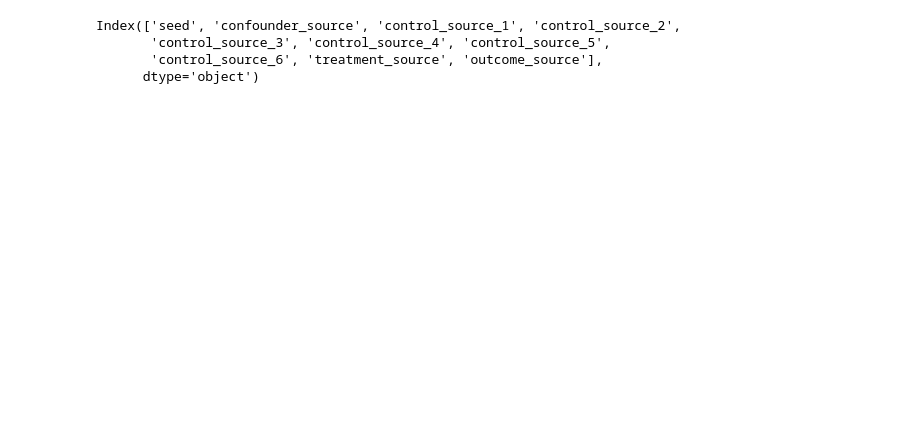
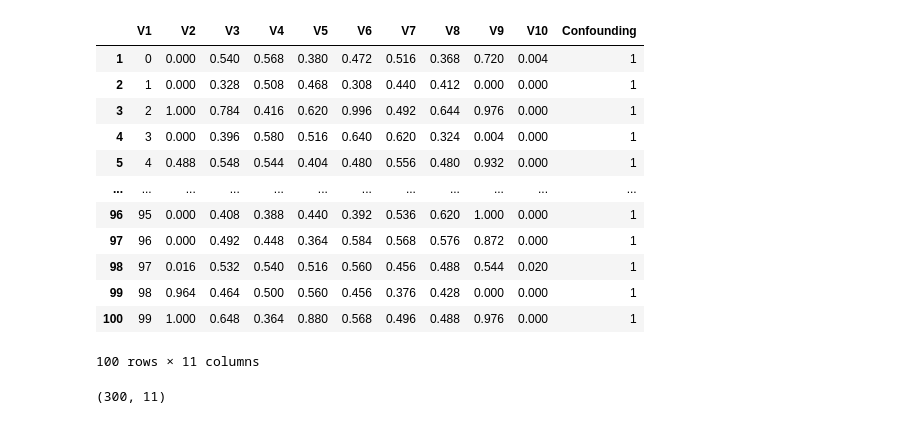
Before and after one commit to malo4300/ICA_IV, a Jupyter notebook: plots_iv_test.ipynb, the cells around one changed output. Drawn from its saved outputs; the diff is of its cells as text; code cells hidden in the pictures; blank space fills up the shorter version.

```diff
--- a/plots_iv_test.ipynb
+++ b/plots_iv_test.ipynb
@@ -8,3 +15,19 @@ p_values = pd.read_csv("IV_test_results/p_values_true_signals_LDAG_conf3.csv", i
+# %%
+p_values1
+# %% [output]
+|  | V1 | V2 | V3 | V4 | V5 | V6 | V7 | V8 | V9 | V10 | Confounding |
+| 1 | 0 | 0.000 | 0.540 | 0.568 | 0.380 | 0.472 | 0.516 | 0.368 | 0.720 | 0.004 | 1 |
+| 2 | 1 | 0.000 | 0.328 | 0.508 | 0.468 | 0.308 | 0.440 | 0.412 | 0.000 | 0.000 | 1 |
+| 3 | 2 | 1.000 | 0.784 | 0.416 | 0.620 | 0.996 | 0.492 | 0.644 | 0.976 | 0.000 | 1 |
+| 4 | 3 | 0.000 | 0.396 | 0.580 | 0.516 | 0.640 | 0.620 | 0.324 | 0.004 | 0.000 | 1 |
+| 5 | 4 | 0.488 | 0.548 | 0.544 | 0.404 | 0.480 | 0.556 | 0.480 | 0.932 | 0.000 | 1 |
+| ... | ... | ... | ... | ... | ... | ... | ... | ... | ... | ... | ... |
+| 96 | 95 | 0.000 | 0.408 | 0.388 | 0.440 | 0.392 | 0.536 | 0.620 | 1.000 | 0.000 | 1 |
+| 97 | 96 | 0.000 | 0.492 | 0.448 | 0.364 | 0.584 | 0.568 | 0.576 | 0.872 | 0.000 | 1 |
+| 98 | 97 | 0.016 | 0.532 | 0.540 | 0.516 | 0.560 | 0.456 | 0.488 | 0.544 | 0.020 | 1 |
+| 99 | 98 | 0.964 | 0.464 | 0.500 | 0.560 | 0.456 | 0.376 | 0.428 | 0.000 | 0.000 | 1 |
+| 100 | 99 | 1.000 | 0.648 | 0.364 | 0.880 | 0.568 | 0.496 | 0.488 | 0.976 | 0.000 | 1 |
+100 rows × 11 columns
 # %%
 new_col_names = ["seed"]
 new_col_names.append("confounder_source")
@@ -17,7 +38,0 @@ p_values.columns = new_col_names
-# %%
-p_values.columns
-# %% [output]
-Index(['seed', 'confounder_source', 'control_source_1', 'control_source_2',
-       'control_source_3', 'control_source_4', 'control_source_5',
-       'control_source_6', 'treatment_source', 'outcome_source'],
-      dtype='object')
@@ -24 +45,5 @@ Index(['seed', 'confounder_source', 'control_source_1', 'control_source_2',
+# %%
+merged_df.shape
+# %% [output]
+(300, 11)
 # %%
```
Also changed, not shown: parts of 12 cells of this notebook, 9 other files.
